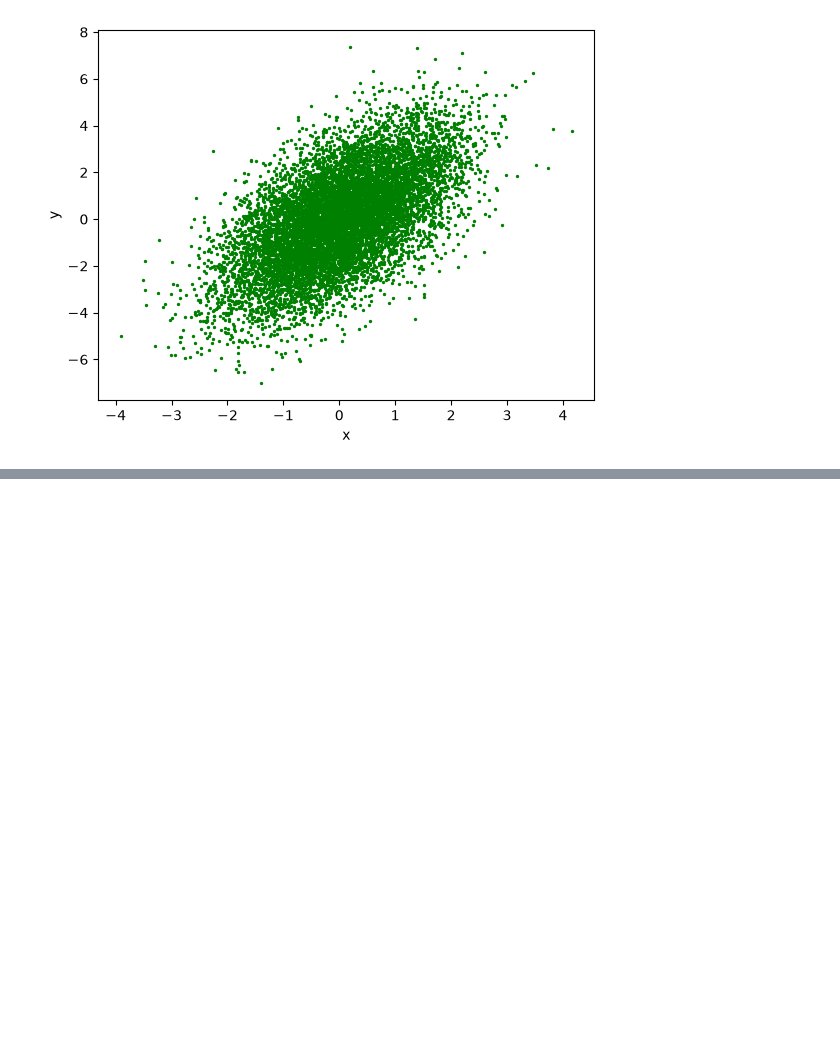
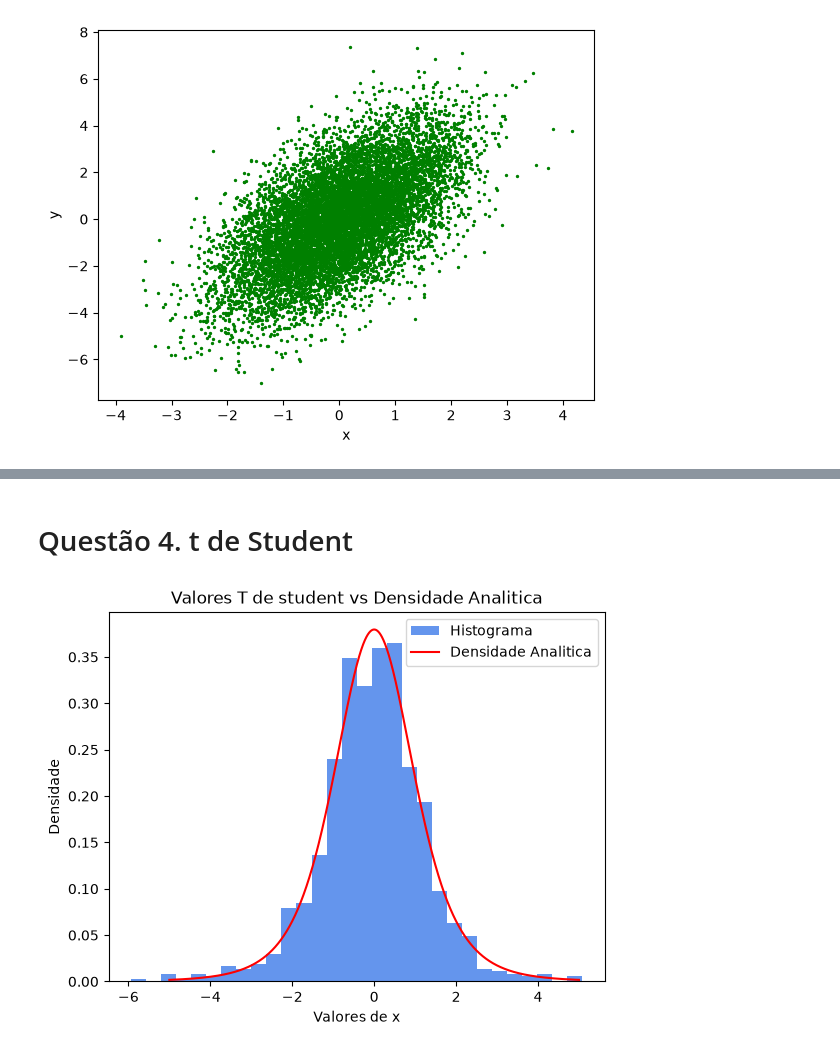
Before and after one commit to SilverPhone784/Trabalho-de-Programacao-Estatistica, a Jupyter notebook: Questao_4.ipynb, the cells around one changed output, grey strips where cells are left out. Cells and saved outputs as stored; diff of their text form; code cells hidden in the pictures; blank space fills up the shorter version.

```diff
--- a/Questao_4.ipynb
+++ b/Questao_4.ipynb
@@ -123,0 +219,39 @@ A matriz de covariancia é representador por:
+# %%
+def qui_quadrado(v, M):
+    dados = []
+    for i in range(v):
+        z = normal(0, 1, M)
+        dados.append(np.array(z)**2)
+
+    qui = np.sum(dados, axis=0)
+
+    return qui
+# %% [markdown]
+# Questão 4. t de Student
+# %%
+def t_student(v, M):
+    qui = qui_quadrado(v, M)
+    Z = normal(0, 1, M)
+
+    T = Z/np.sqrt(qui/v)
+
+    return T
+
+def f_tstudent(x, v):
+    return math.gamma((v+1)/2)/(math.gamma(v/2) * np.sqrt(v * np.pi) * (1+ (x**2)/v)**((v+1)/2))
+
+eixo_x = np.linspace(-5, 5, 10_000)
+
+t = t_student(5, 1_000)
+
+plt.title("Valores T de student vs Densidade Analitica")
+plt.xlabel('Valores de x')
+plt.ylabel('Densidade')
+
+plt.hist(t, density=True, bins=30, color="cornflowerblue", label="Histograma")
+plt.plot(eixo_x, f_tstudent(eixo_x, 5), color="red", label="Densidade Analitica")
+
+plt.legend()
+plt.show()
+# %% [output]
+[figure, added]
```
Also changed, not shown: parts of 10 cells of this notebook.
